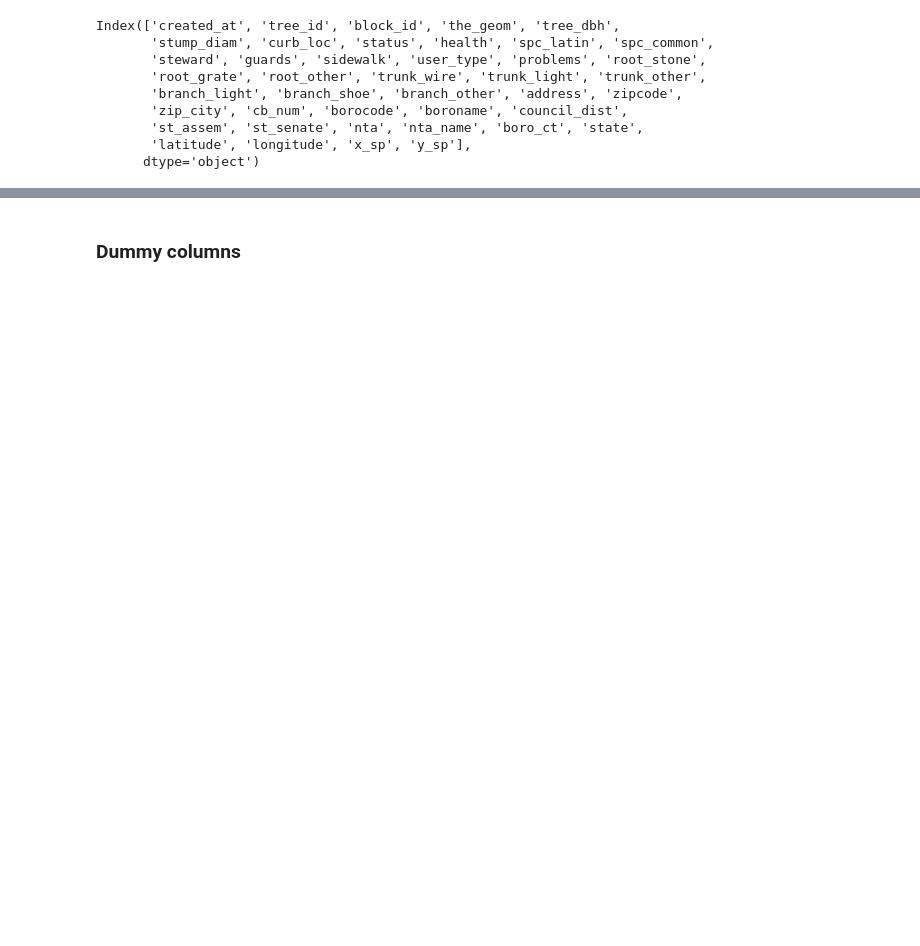
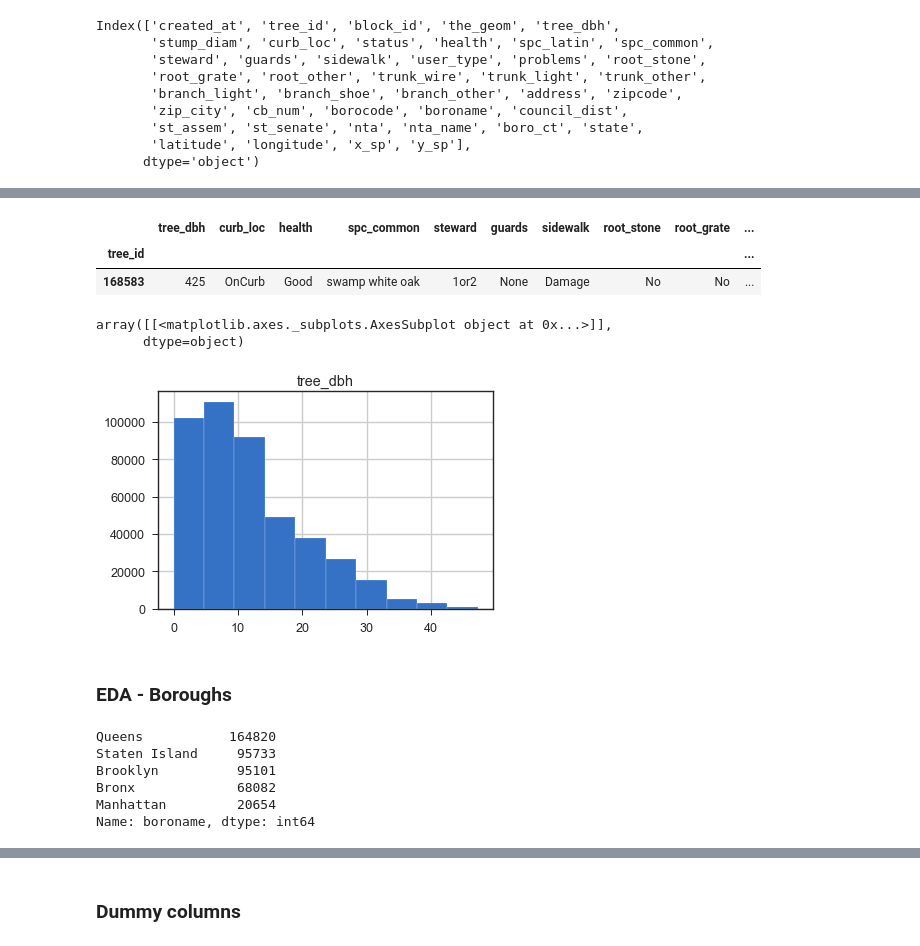
Before and after one commit to p-szymo/nyc_trees, a Jupyter notebook: nyc_trees_workbook.ipynb, the cells around one changed output, grey strips where cells are left out. Saved outputs shown, nothing was run; the diff lists cells and outputs as text; code cells hidden in the pictures; blank space fills up the shorter version.

```diff
--- a/nyc_trees_workbook.ipynb
+++ b/nyc_trees_workbook.ipynb
@@ -280,0 +281,6 @@ trees.head()
+# %%
+trees[trees.tree_dbh == 425]
+# %% [output]
+|  | tree_dbh | curb_loc | health | spc_common | steward | guards | sidewalk | root_stone | root_grate | ... |
+| tree_id |  |  |  |  |  |  |  |  |  | ... |
+| 168583 | 425 | OnCurb | Good | swamp white oak | 1or2 | None | Damage | No | No | ... |
@@ -280,0 +289,17 @@ trees.head()
+# %%
+trees.hist('tree_dbh', bins=10)
+# %% [output]
+array([[<matplotlib.axes._subplots.AxesSubplot object at 0x...>]],
+      dtype=object)
+[figure, added]
+# %% [markdown]
+### EDA - Boroughs
+# %%
+trees.boroname.value_counts()
+# %% [output]
+Queens           164820
+Staten Island     95733
+Brooklyn          95101
+Bronx             68082
+Manhattan         20654
+Name: boroname, dtype: int64
```
Also changed, not shown: parts of 134 cells of this notebook, 4 other files.
